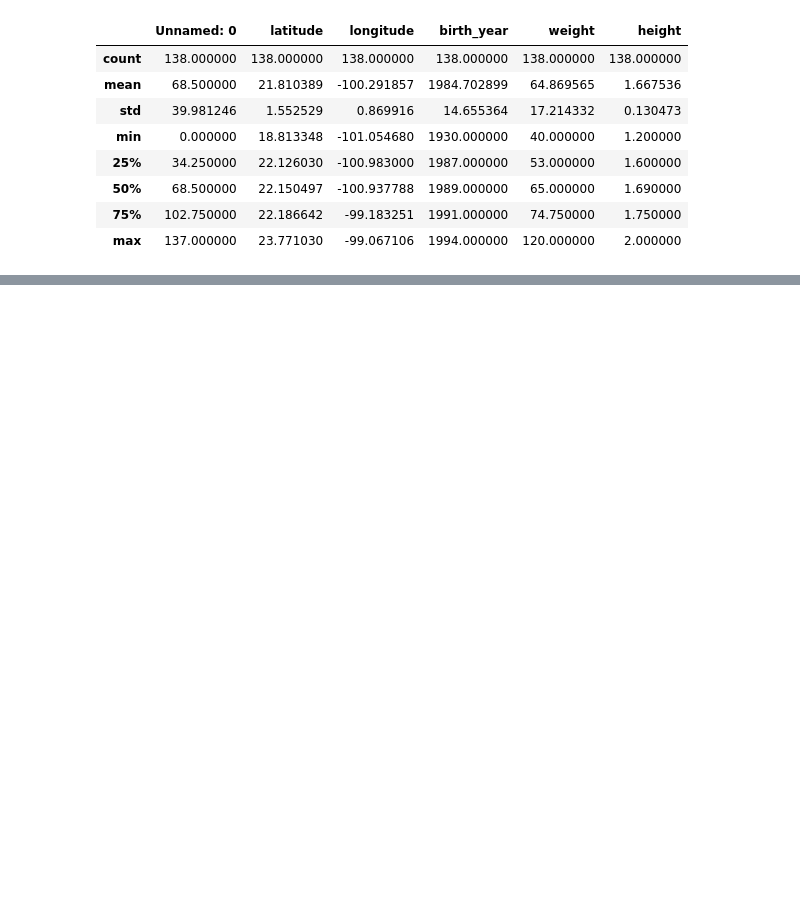
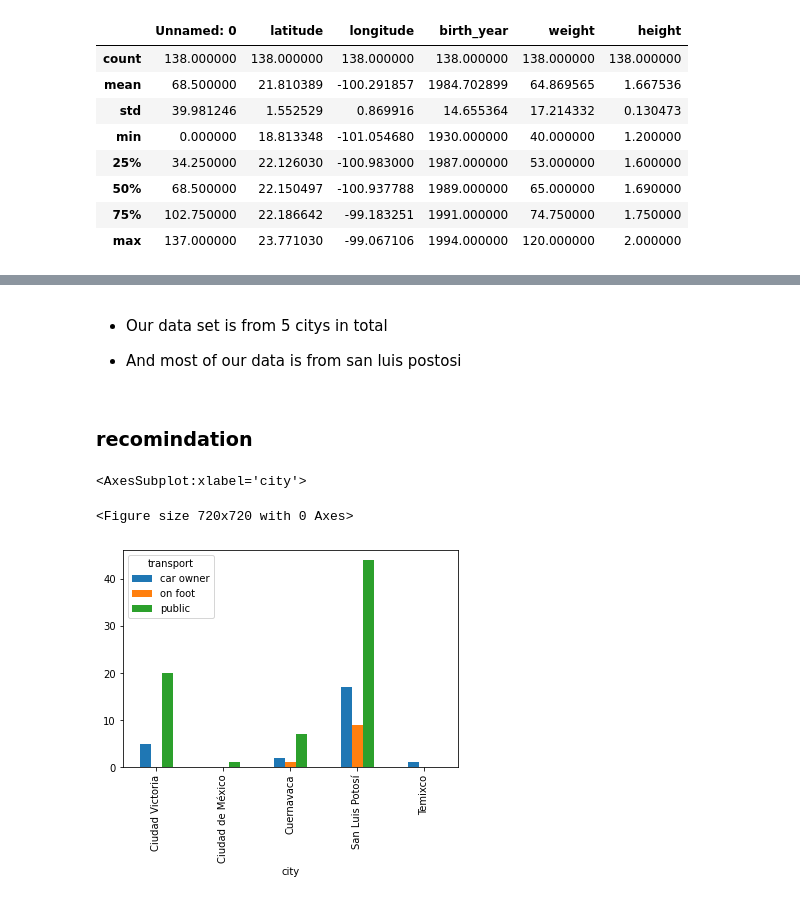
Before and after one commit to yousefQJ19/staticalanlysis, a Jupyter notebook: Describe.ipynb, the cells around one changed output, grey strips where cells are left out. Saved outputs shown, nothing was run; the diff lists cells and outputs as text; code cells hidden in the pictures; blank space fills up the shorter version.

```diff
--- a/Describe.ipynb
+++ b/Describe.ipynb
@@ -48,0 +56,14 @@ data.describe(include='all')
+# %% [markdown]
+* Our data set is from 5 citys in total
+
+* And most of our data is from san luis postosi
+# %% [markdown]
+### recomindation
+# %%
+transport_city=data.groupby(['city','transport']).size().rename("count").reset_index().pivot(index='city',columns='transport',values='count')
+plt.figure(figsize=(10,10))
+transport_city.plot.bar()
+# %% [output]
+<AxesSubplot:xlabel='city'>
+<Figure size 720x720 with 0 Axes>
+[figure, added]
```
Also changed, not shown: parts of 7 cells of this notebook, 1 other file.
